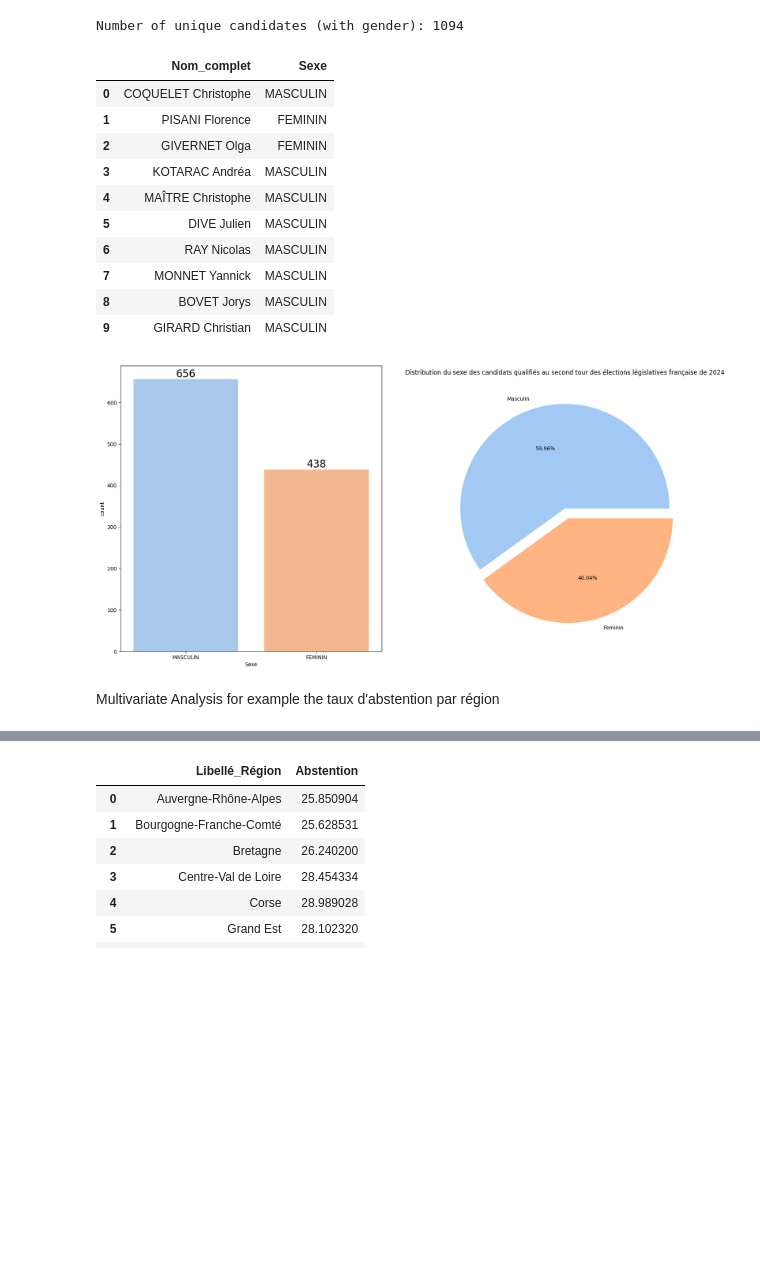
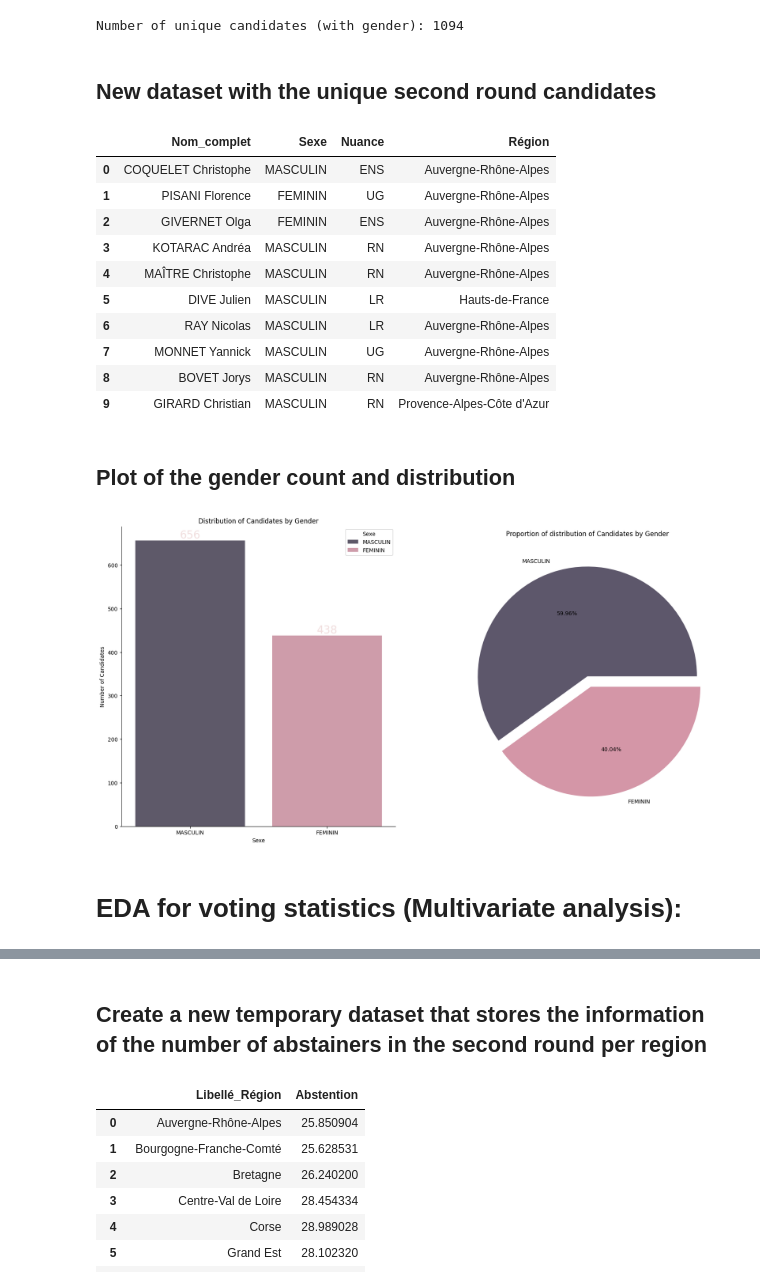
Before and after one commit to RonanRibouletPython/Data_Analysis_Job_Prep, a Jupyter notebook: Notebooks/EDA_Election_2024.ipynb, the cells around one changed output, grey strips where cells are left out. Saved outputs shown, nothing was run; the diff lists cells and outputs as text; code cells hidden in the pictures; blank space fills up the shorter version.

```diff
--- a/Notebooks/EDA_Election_2024.ipynb
+++ b/Notebooks/EDA_Election_2024.ipynb
@@ -358,10 +391,13 @@ What could be interesting is to visualize statistics about the genders in the ca
 
 There are suppose to be: 1094 unique candidates in the second tour of this election according to the official website: https://www.vie-publique.fr/en-bref/294804-legislatives-2024-second-tour-les-6-et-7-juillet
 # %%
+# Create a new temporary dataset to store the values we wanna proceed in the analysis
 df_unique_candidates = pd.concat([
                                  df['Nom_candidat_' + str(i)] + ' ' +
                                  df['Prénom_candidat_' + str(i)] + '#' +
-                                 df['Sexe_candidat_' + str(i)]
+                                 df['Sexe_candidat_' + str(i)] + '#' +
+                                 df['Nuance_candidat_' + str(i)] + '#' +
+                                 df['Libellé_Région']
                                  for i in range(1, 19)], ignore_index=True)
 
 # Drop any NaN values
@@ -369,11 +405,12 @@ df_unique_candidates.dropna(inplace=True)
 
 # Split the combined data and keep only 'Nom_complet' and 'Sexe'
 df_unique_candidates = df_unique_candidates.str.split('#', expand=True)
-df_unique_candidates.columns = ['Nom_complet', 'Sexe']
+df_unique_candidates.columns = ['Nom_complet', 'Sexe', 'Nuance', 'Région']
 
 # Count unique values considering Nom_complet and Sexe
 unique_candidate_count = df_unique_candidates.drop_duplicates().shape[0]
 
+# Check if the number of candidates match the reality
 print("Number of unique candidates (with gender):", unique_candidate_count)
 # %% [output]
 Number of unique candidates (with gender): 1094
@@ -381,34 +418,47 @@ Number of unique candidates (with gender): 1094
 df_unique_candidates = df_unique_candidates.drop_duplicates()
 # %%
 df_unique_candidates.reset_index(drop=True, inplace=True)
+# %% [markdown]
+## New dataset with the unique second round candidates
 # %%
 df_unique_candidates.head(10)
 # %% [output]
-|  | Nom_complet | Sexe |
-| 0 | COQUELET Christophe | MASCULIN |
-| 1 | PISANI Florence | FEMININ |
-| 2 | GIVERNET Olga | FEMININ |
-| 3 | KOTARAC Andréa | MASCULIN |
-| 4 | MAÎTRE Christophe | MASCULIN |
-| 5 | DIVE Julien | MASCULIN |
-| 6 | RAY Nicolas | MASCULIN |
-| 7 | MONNET Yannick | MASCULIN |
-| 8 | BOVET Jorys | MASCULIN |
-| 9 | GIRARD Christian | MASCULIN |
+|  | Nom_complet | Sexe | Nuance | Région |
+| 0 | COQUELET Christophe | MASCULIN | ENS | Auvergne-Rhône-Alpes |
+| 1 | PISANI Florence | FEMININ | UG | Auvergne-Rhône-Alpes |
+| 2 | GIVERNET Olga | FEMININ | ENS | Auvergne-Rhône-Alpes |
+| 3 | KOTARAC Andréa | MASCULIN | RN | Auvergne-Rhône-Alpes |
+| 4 | MAÎTRE Christophe | MASCULIN | RN | Auvergne-Rhône-Alpes |
+| 5 | DIVE Julien | MASCULIN | LR | Hauts-de-France |
+| 6 | RAY Nicolas | MASCULIN | LR | Auvergne-Rhône-Alpes |
+| 7 | MONNET Yannick | MASCULIN | UG | Auvergne-Rhône-Alpes |
+| 8 | BOVET Jorys | MASCULIN | RN | Auvergne-Rhône-Alpes |
+| 9 | GIRARD Christian | MASCULIN | RN | Provence-Alpes-Côte d'Azur |
+# %% [markdown]
+## Plot of the gender count and distribution
 # %%
-f,ax=plt.subplots(1,2,figsize=(20,10))
-plt.title("Distribution du sexe des candidats qualifiés au second tour des élections législatives française de 2024")
-sns.countplot(x=df_unique_candidates['Sexe'], data=df_unique_candidates, palette ='pastel', ax=ax[0], saturation=0.8, stat="count")
+labels = ["MASCULIN", "FEMININ"]
+
+f, ax =plt.subplots(1,2,figsize=(20,10))
+sns.countplot(x=df_unique_candidates['Sexe'], data=df_unique_candidates, hue="Sexe", palette ={'MASCULIN': '#5d576b', 'FEMININ': '#d496a7'}, ax=ax[0], saturation=0.8, stat="count", legend="full")
 for container in ax[0].containers:
-    ax[0].bar_label(container,color='black',size=20)
+    ax[0].bar_label(container, color=(241/255,222/255,222/255), size=20)
+# Set title for the first subplot
+ax[0].set_title("Distribution of Candidates by Gender")
+ax[0].set_ylabel("Number of Candidates")
+ax[0].spines['top'].set_visible(False)
+ax[0].spines['right'].set_visible(False)
+ax[0].spines['bottom'].set_visible(True)
+ax[0].spines['left'].set_visible(True)
 
+plt.title("Proportion of distribution of Candidates by Gender")
 colors = sns.color_palette('pastel')[0:2]
-plt.pie(x=df_unique_candidates['Sexe'].value_counts(),labels=['Masculin','Feminin'], explode=[0,0.1], autopct='%2.2f%%', colors =colors)
+plt.pie(x=df_unique_candidates['Sexe'].value_counts(),labels=labels, explode=[0,0.1], autopct='%2.2f%%', colors =['#5d576b', '#d496a7'])
 plt.show()
 # %% [output]
-[figure, old version]
+[figure, new version]
-# %% [markdown]
-Multivariate Analysis for example the taux d'abstention par région
+# %% [markdown]
+# EDA for voting statistics (Multivariate analysis):
 # %%
 df.head(5)
 # %% [output]
@@ -419,6 +469,8 @@ df.head(5)
 | 3 | 01 | Ain | 1005 | Ambérieux-en-Dombes | 1337 | 979 | ... |
 | 4 | 01 | Ain | 1006 | Ambléon | 98 | 65 | ... |
 5 rows × 182 columns
+# %% [markdown]
+## Create a new temporary dataset that stores the information of the number of abstainers in the second round per region
 # %%
 abstention_per_region = df.groupby("Libellé_Région").agg(
     Abstention= ("Pourcentage_Abstentions", "mean"),
```
Also changed, not shown: parts of 28 cells of this notebook.
